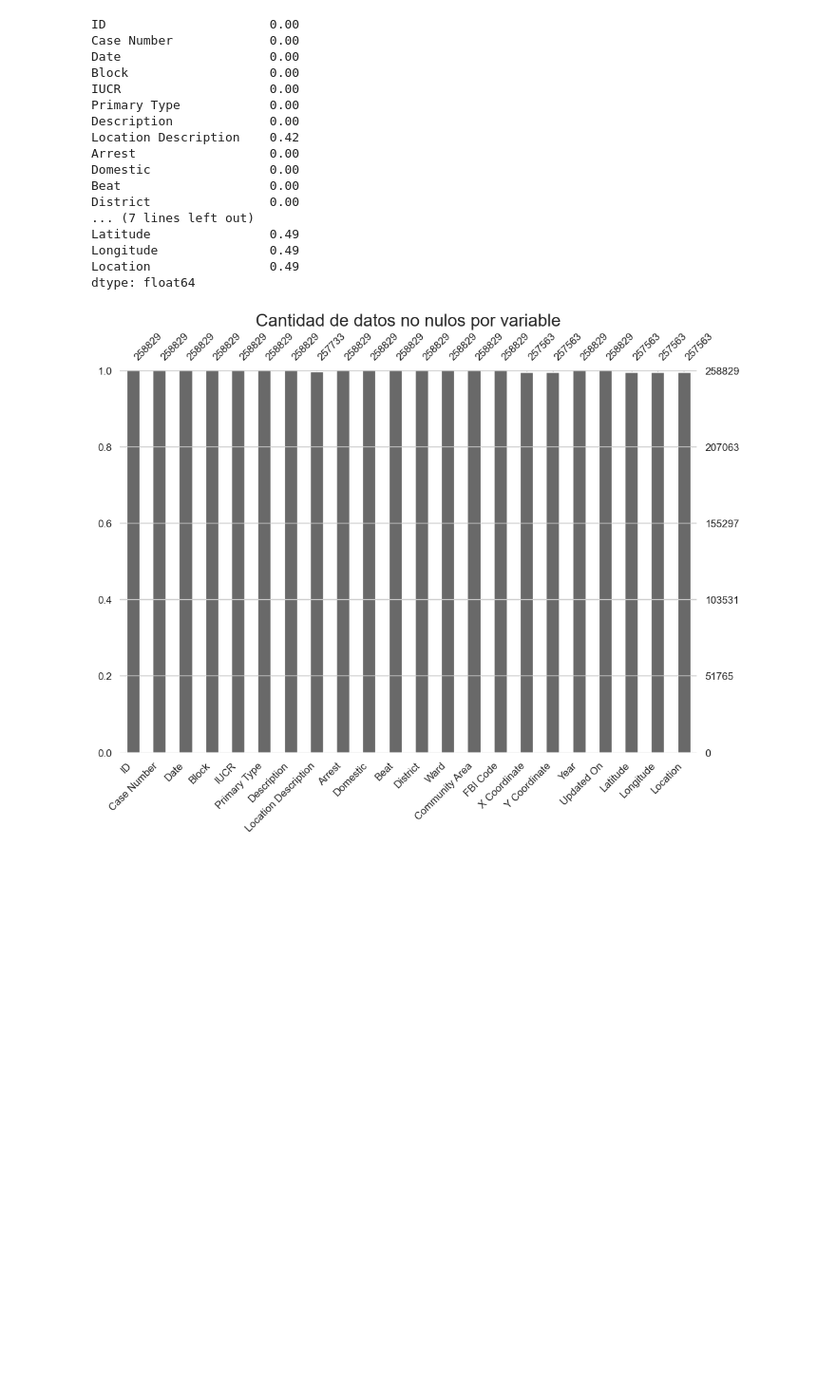
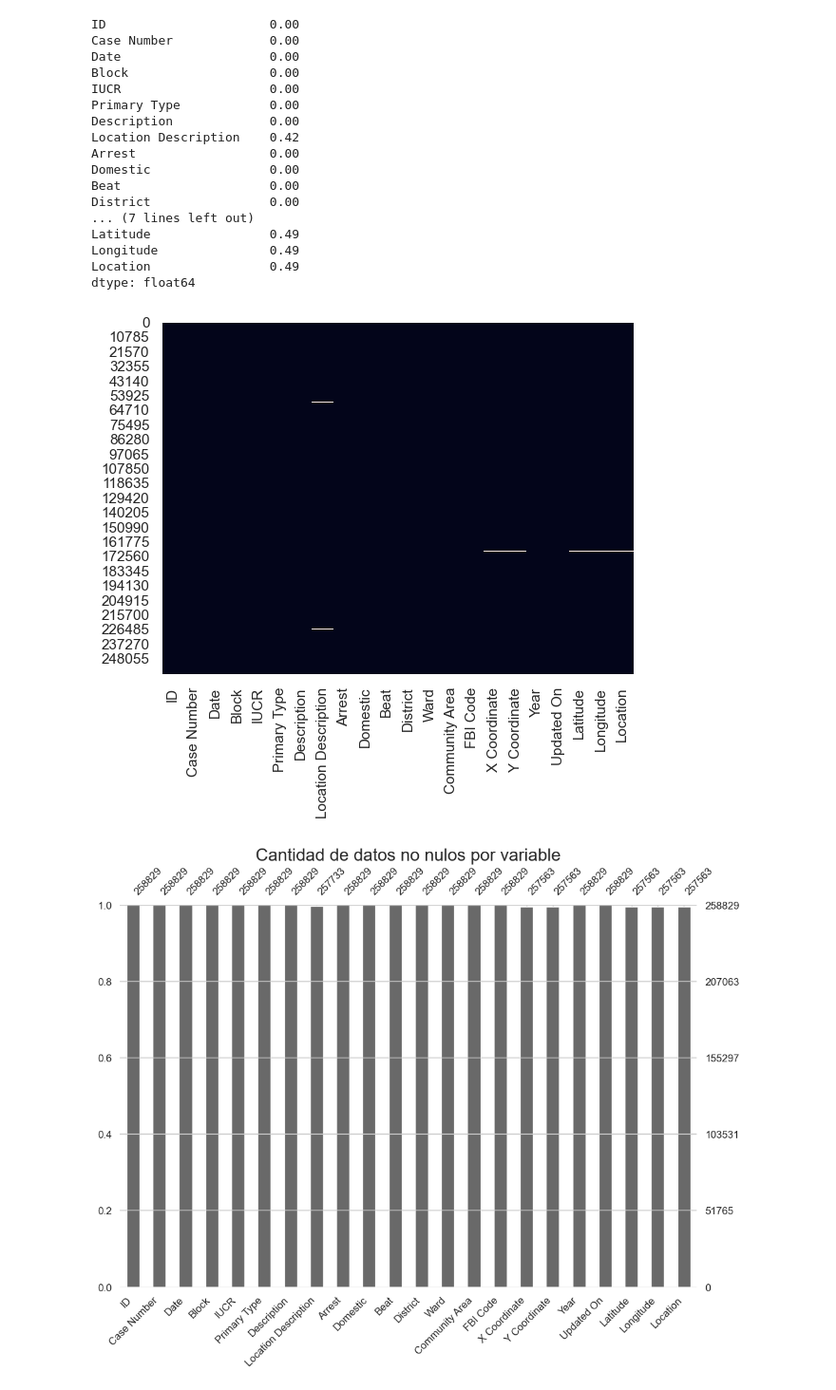
Before and after one commit to AlejandroValle99/trabajo_practico-AdD_g8, a Jupyter notebook: main.ipynb, the cells around one changed output. Shown at 95% size. Drawn from its saved outputs; the diff is of its cells as text; code cells hidden in the pictures; blank space fills up the shorter version.

```diff
--- a/main.ipynb
+++ b/main.ipynb
@@ -237,6 +315,11 @@ Latitude                0.49
 Longitude               0.49
 Location                0.49
 dtype: float64
+# %%
+sns.heatmap(df.isna(), cbar=False)
+plt.show()
+# %% [output]
+[figure, added]
 # %%
 msno.bar(df, fontsize=12, figsize=(12,8))
 plt.title("Cantidad de datos no nulos por variable", fontsize=20)
```
Also changed, not shown: parts of 17 cells of this notebook, 2 other files.
